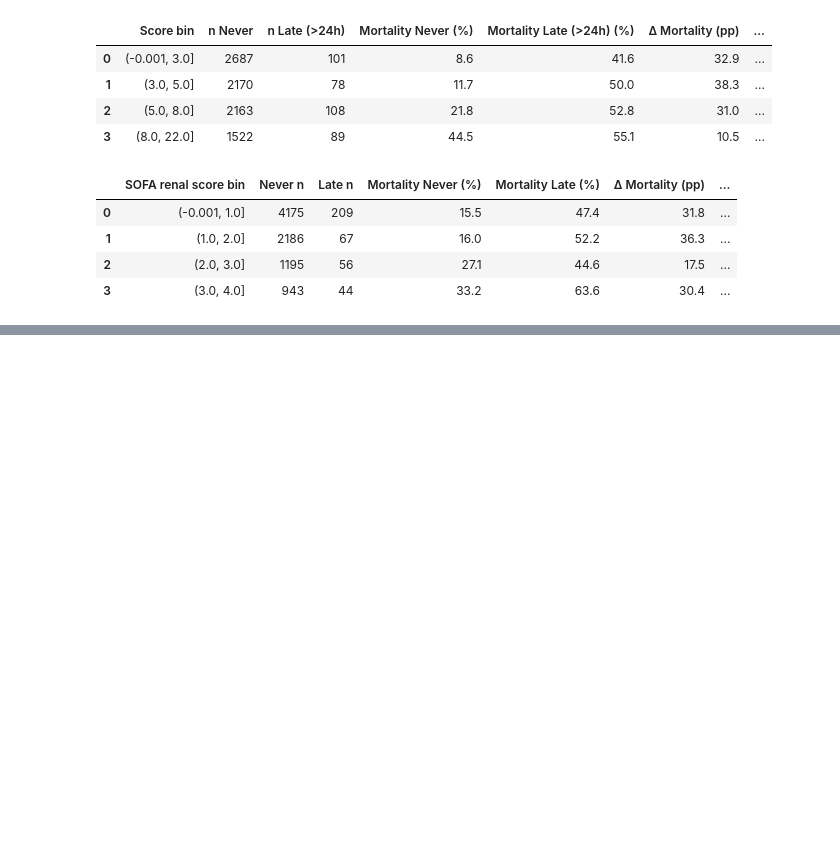
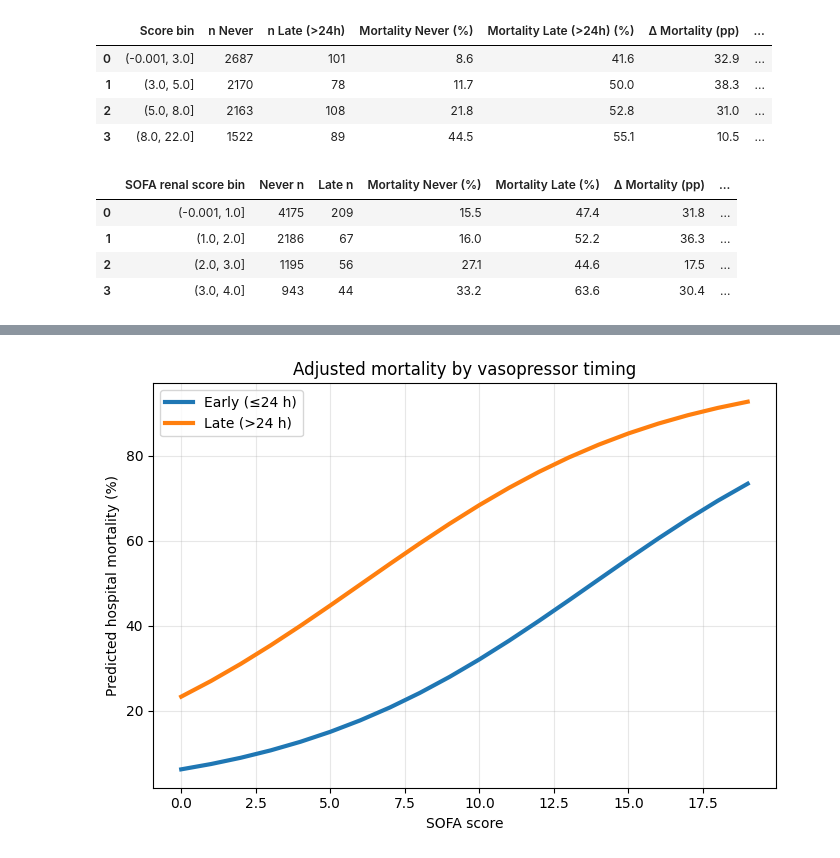
Before and after one commit to SimonKossack/mimiciii-BioMedicalProject, a Jupyter notebook: NierenNotebooks/07_saps2.ipynb, the cells around one changed output, grey strips where cells are left out. Drawn from its saved outputs; the diff is of its cells as text; code cells hidden in the pictures; blank space fills up the shorter version.

```diff
--- a/NierenNotebooks/07_saps2.ipynb
+++ b/NierenNotebooks/07_saps2.ipynb
@@ -2347,0 +2360,15 @@ Score bin & n Early (≤24h) & n Late (>24h) & Mortality Early (≤24h) (%) & Mo
+# %%
+import statsmodels.formula.api as smf
+
+df_simple = df_test[
+    df_test["vaso_timing"].isin(["0–12 h", "12–24 h", ">24 h"])
+].copy()
+
+df_simple["vaso_late"] = (df_simple["vaso_timing"] == ">24 h").astype(int)
+
+model_simple = smf.logit(
+    "hospital_mortality ~ vaso_late + sofa",
+    data=df_simple
+).fit()
+
+model_simple.summary()
@@ -2347,0 +2424,32 @@ Score bin & n Early (≤24h) & n Late (>24h) & Mortality Early (≤24h) (%) & Mo
+# %%
+import numpy as np
+import pandas as pd
+import matplotlib.pyplot as plt
+
+# SOFA range
+sofa_vals = np.arange(0, 20)
+
+# design matrix
+pred_df = pd.DataFrame({
+    "sofa": np.tile(sofa_vals, 2),
+    "vaso_late": np.repeat([0, 1], len(sofa_vals)),
+})
+
+# predict probabilities
+pred_df["mortality"] = model_simple.predict(pred_df)
+
+# plot
+plt.figure(figsize=(7,5))
+for k, g in pred_df.groupby("vaso_late"):
+    label = "Early (≤24 h)" if k == 0 else "Late (>24 h)"
+    plt.plot(g["sofa"], 100*g["mortality"], label=label, linewidth=3)
+
+plt.xlabel("SOFA score")
+plt.ylabel("Predicted hospital mortality (%)")
+plt.title("Adjusted mortality by vasopressor timing")
+plt.legend()
+plt.grid(alpha=0.3)
+plt.tight_layout()
+plt.show()
+# %% [output]
+[figure, added]
```
Also changed, not shown: parts of 42 cells of this notebook, 8 other files.
